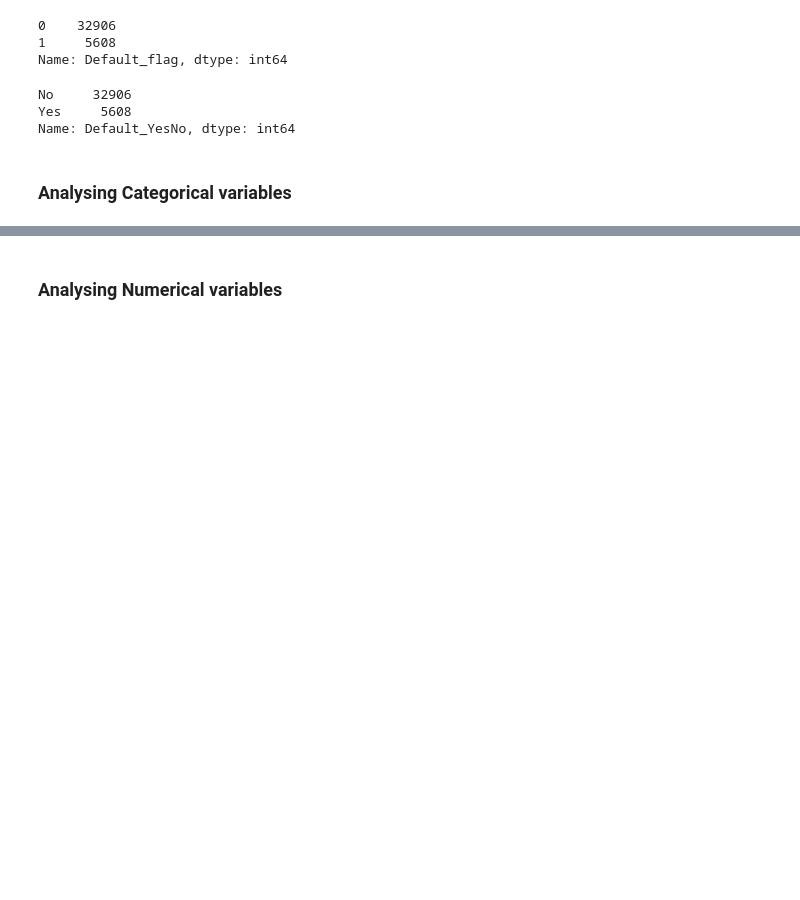
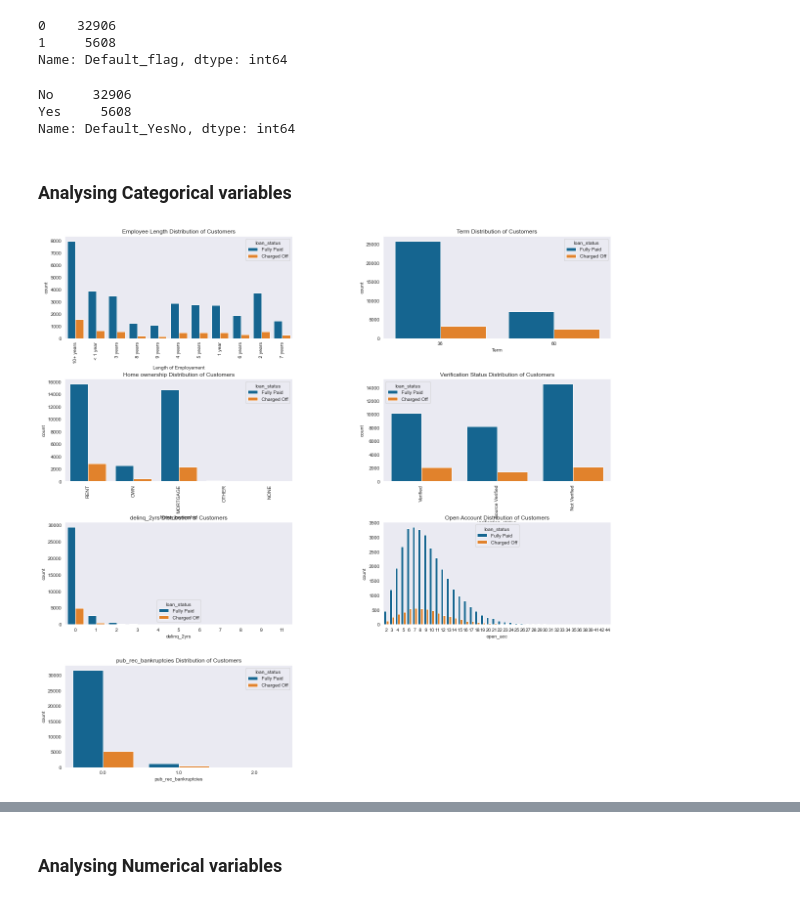
Before and after one commit to udaykadavi/LendingClubCaseStudy, a Jupyter notebook: EDA_UA.ipynb, the cells around one changed output, grey strips where cells are left out. Drawn from its saved outputs; the diff is of its cells as text; code cells hidden in the pictures; blank space fills up the shorter version.

```diff
--- a/EDA_UA.ipynb
+++ b/EDA_UA.ipynb
@@ -397,5 +397,59 @@ Name: Default_YesNo, dtype: int64
 # List of all categorical variables we wold like to analyse
 categ_var_list = ['emp_length','term','grade','sub_grade', 'home_ownership'
             ,'verification_status','delinq_2yrs', 'open_acc','pub_rec_bankruptcies']
+# %%
+# Creating Subplots for distribution based on Categorical variable for the cleaned data:
+
+plt.figure(figsize = [20,30])
+plt.subplots_adjust(hspace=0.4, wspace=0.4)
+
+plt.subplot(4,2,1)
+sns.countplot(data = loan_df, x = 'emp_length',hue='loan_status');
+plt.title('Employee Length Distribution of Customers');
+plt.ylabel('count');
+plt.xlabel('Length of Employement');
+plt.xticks(rotation = 90);
+
+plt.subplot(4,2,2)
+x = sns.countplot(data = loan_df, x = 'term',hue='loan_status');
+plt.title('Term Distribution of Customers');
+plt.ylabel('count');
+plt.xlabel('Term');
+
+plt.subplot(4,2,3)
+x = sns.countplot(data = loan_df, x = 'home_ownership',hue='loan_status');
+plt.title('Home ownership Distribution of Customers');
+plt.ylabel('count');
+plt.xlabel('home_ownership');
+plt.xticks(rotation = 90);
+
+plt.subplot(4,2,4)
+x = sns.countplot(data = loan_df, x = 'verification_status',hue='loan_status');
+plt.title('Verification Status Distribution of Customers');
+plt.ylabel('count');
+plt.xlabel('verification_status');
+plt.xticks(rotation = 90);
+
+## Is delinq_2yrs categorical or numerical?
+plt.subplot(4,2,5)
+x = sns.countplot(data = loan_df, x = 'delinq_2yrs',hue='loan_status');
+plt.title('delinq_2yrs Distribution of Customers');
+plt.ylabel('count');
+plt.xlabel('delinq_2yrs');
+
+plt.subplot(4,2,6)
+x = sns.countplot(data = loan_df, x = 'open_acc',hue='loan_status');
+plt.title('Open Account Distribution of Customers');
+plt.ylabel('count');
+plt.xlabel('open_acc');
+
+
+plt.subplot(4,2,7)
+x = sns.countplot(data = loan_df, x = 'pub_rec_bankruptcies',hue='loan_status');
+plt.title('pub_rec_bankruptcies Distribution of Customers');
+plt.ylabel('count');
+plt.xlabel('pub_rec_bankruptcies');
+# %% [output]
+[figure, added]
 # %%
 # Define function to plot distribution of cateogrical variables and the default rate by each of the categ variables
```
Also changed, not shown: parts of 14 cells of this notebook.
